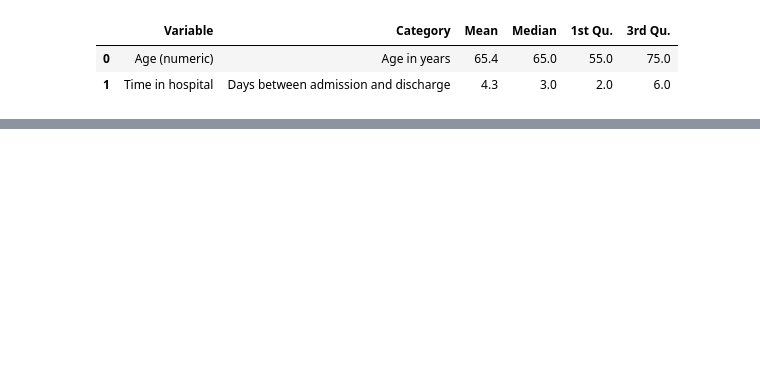
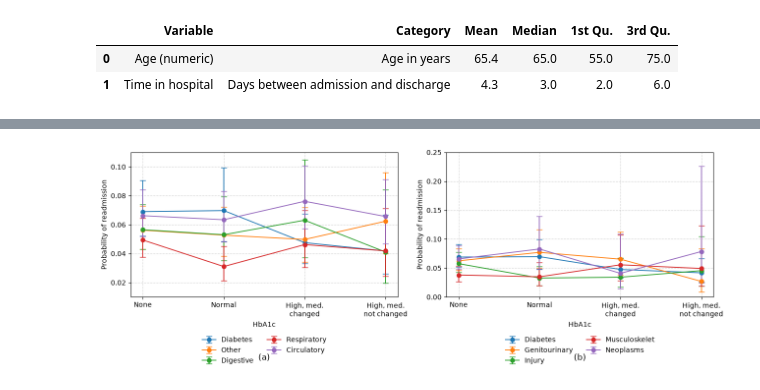
Before and after one commit to mxh210/Summer-Individual-Project, a Jupyter notebook: Processing_Pipeline/01_reproduce_core_paper.ipynb, the cells around one changed output, grey strips where cells are left out. Saved outputs shown, nothing was run; the diff lists cells and outputs as text; code cells hidden in the pictures; blank space fills up the shorter version.

```diff
--- a/Processing_Pipeline/01_reproduce_core_paper.ipynb
+++ b/Processing_Pipeline/01_reproduce_core_paper.ipynb
@@ -768,0 +1839,20 @@ display(table3_continuous)
+# %%
+def make_prediction_grid(diagnosis_groups):
+    rows = []
+
+    for diag in diagnosis_groups:
+        for hba1c in hba1c_order_model:
+            rows.append({
+                "hba1c_group": hba1c,
+                "primary_diagnosis": diag,
+
+                # Reference values used for adjusted prediction
+                "discharge_group": "Home",
+                "race_group": "AfricanAmerican",
+                "admission_source_group": "Emergency room",
+                "medical_specialty_group": "Cardiology",
+                "age_group": "30-60",
+                "time_in_hospital": mean_time
+            })
+
+    return pd.DataFrame(rows)
@@ -768,0 +1889,69 @@ display(table3_continuous)
+# %%
+x = np.arange(len(hba1c_order_model))
+
+fig, axes = plt.subplots(1, 2, figsize=(13, 5), sharex=True)
+
+def plot_fig3_panel(ax, data, diagnosis_groups, panel_label, ylim):
+    for diag in diagnosis_groups:
+        sub = data[data["primary_diagnosis"] == diag].copy()
+
+        sub["hba1c_group"] = pd.Categorical(
+            sub["hba1c_group"],
+            categories=hba1c_order_model,
+            ordered=True
+        )
+
+        sub = sub.sort_values("hba1c_group")
+
+        y = sub["predicted_probability"].to_numpy()
+        yerr_lower = y - sub["ci_lower"].to_numpy()
+        yerr_upper = sub["ci_upper"].to_numpy() - y
+
+        ax.errorbar(
+            x,
+            y,
+            yerr=[yerr_lower, yerr_upper],
+            marker="o",
+            capsize=4,
+            linewidth=1.3,
+            label=diagnosis_display_map.get(diag, diag)
+        )
+
+    ax.set_xticks(x)
+    ax.set_xticklabels(hba1c_order_display, fontsize=10)
+    ax.set_xlabel("HbA1c")
+    ax.set_ylabel("Probability of readmission")
+    ax.set_ylim(*ylim)
+    ax.grid(True, linestyle=":", linewidth=0.8)
+    ax.legend(loc="upper center", bbox_to_anchor=(0.5, -0.23), ncol=2, frameon=False)
+    ax.text(0.5, -0.42, f"({panel_label})", transform=ax.transAxes,
+            ha="center", va="center", fontsize=12)
+
+
+plot_fig3_panel(
+    axes[0],
+    fig3_data_a,
+    fig3_panel_a,
+    panel_label="a",
+    ylim=(0.01, 0.11)
+)
+
+plot_fig3_panel(
+    axes[1],
+    fig3_data_b,
+    fig3_panel_b,
+    panel_label="b",
+    ylim=(0.00, 0.25)
+)
+
+plt.tight_layout()
+
+plt.savefig(
+    FIGURE_DIR / "figure3_reproduction_paper_style.png",
+    dpi=300,
+    bbox_inches="tight"
+)
+
+plt.show()
+# %% [output]
+[figure, added]
```
Also changed, not shown: parts of 34 cells of this notebook, 10 other files.
